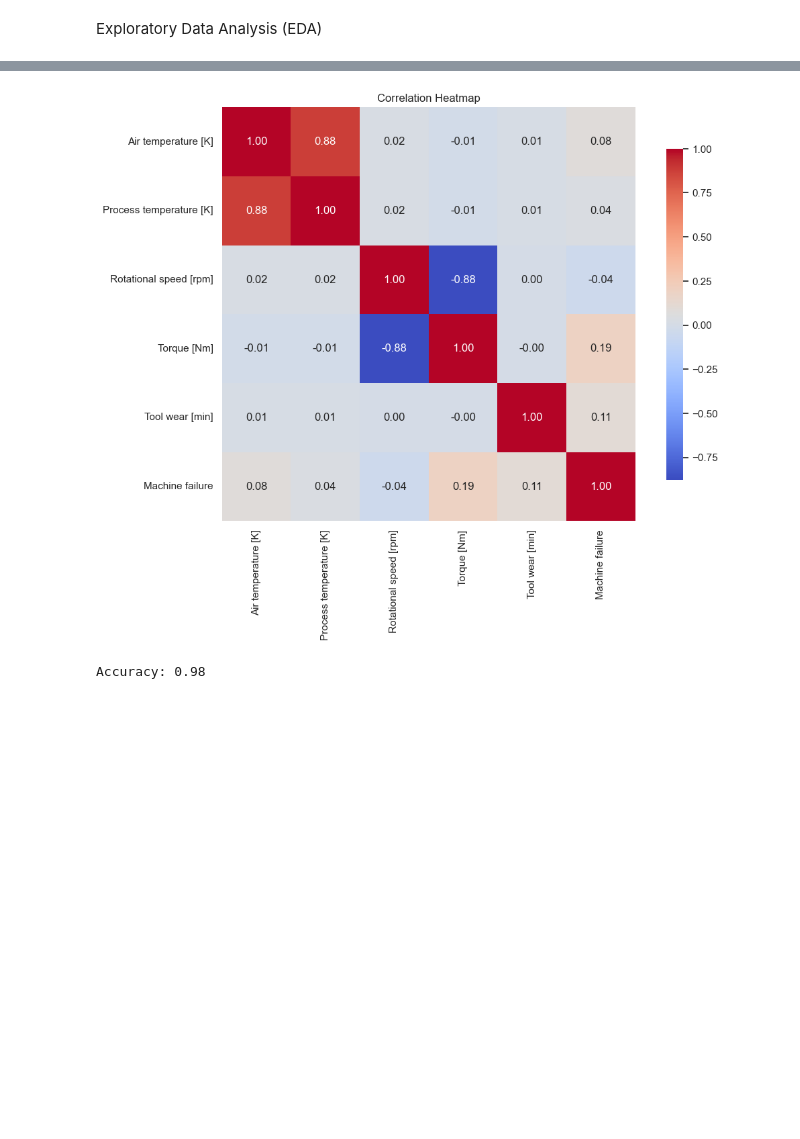
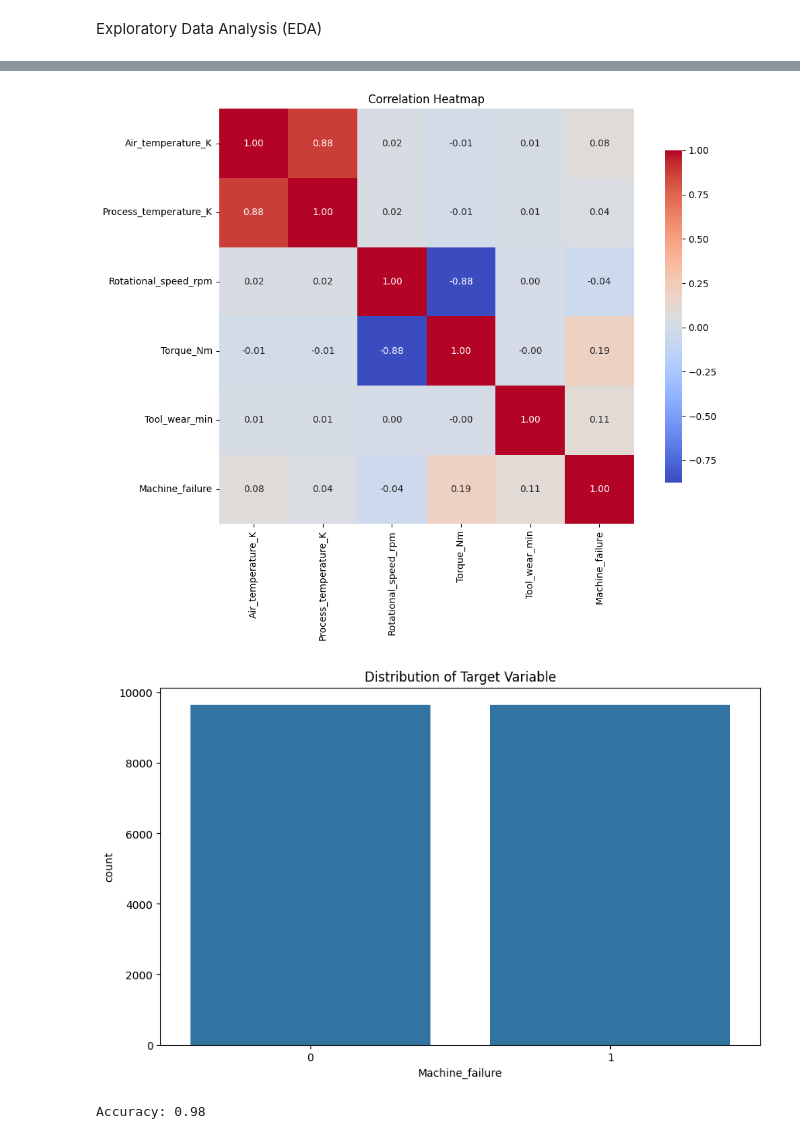
Before and after one commit to meli20002/Predictive-Vehicle-Maintenance-Analyst, a Jupyter notebook: predictive_maintainance_analysis.ipynb, the cells around one changed output, grey strips where cells are left out. Drawn from its saved outputs; the diff is of its cells as text; code cells hidden in the pictures; blank space fills up the shorter version.

```diff
--- a/predictive_maintainance_analysis.ipynb
+++ b/predictive_maintainance_analysis.ipynb
@@ -72,5 +84,5 @@ df['Machine failure'].value_counts().plot(kind='bar')
 [figure]
 # %%
 #3- separate features from target
-X=df.drop(['Machine failure'],axis=1)
-y=df['Machine failure']
+X=df.drop(['Machine_failure'],axis=1)
+y=df['Machine_failure']
@@ -107,13 +115,13 @@ plt.show()
 #plot 3 correlation heatmap
 
 plt.figure(figsize=(12, 8))
-numeric_df=df[['Air temperature [K]', 'Process temperature [K]', 'Rotational speed [rpm]', 'Torque [Nm]', 'Tool wear [min]', 'Machine failure']]
+numeric_df=df[['Air_temperature_K', 'Process_temperature_K', 'Rotational_speed_rpm', 'Torque_Nm', 'Tool_wear_min', 'Machine_failure']]
 corr_matrix=numeric_df.corr()
 sns.heatmap(corr_matrix, annot=True, fmt=".2f", cmap="coolwarm", square=True, cbar_kws={"shrink": .8})
 plt.title('Correlation Heatmap')
 plt.show()
 # %% [output]
-[figure, old version]
+[figure, new version]
 # %%
 #initialize the model
 
@@ -127,14 +129,17 @@ y_pred=model.predict(X_test)
 # %%
-#fix  the imbalanced dataset issue
+#fixing  the imbalanced dataset issue
 
 from imblearn.over_sampling import SMOTE
 
 smote = SMOTE(random_state=42)
 X_resampled, y_resampled = smote.fit_resample(X,y)
 
 X_train, X_test, y_train, y_test = train_test_split(X_resampled, y_resampled, test_size=0.2, random_state=42,stratify=y_resampled)
 
-# Now train your model on X_train_resampled, y_train_resampled
-model.fit(X_train, y_train)
 
-y_pred=model.predict(X_test)
+plt.figure(figsize=(10,6))
+sns.countplot(x=y_resampled)
+plt.title('Distribution of Target Variable')
+plt.show()
+# %% [output]
+[figure, added]
```
Also changed, not shown: parts of 20 cells of this notebook, 7 other files.
